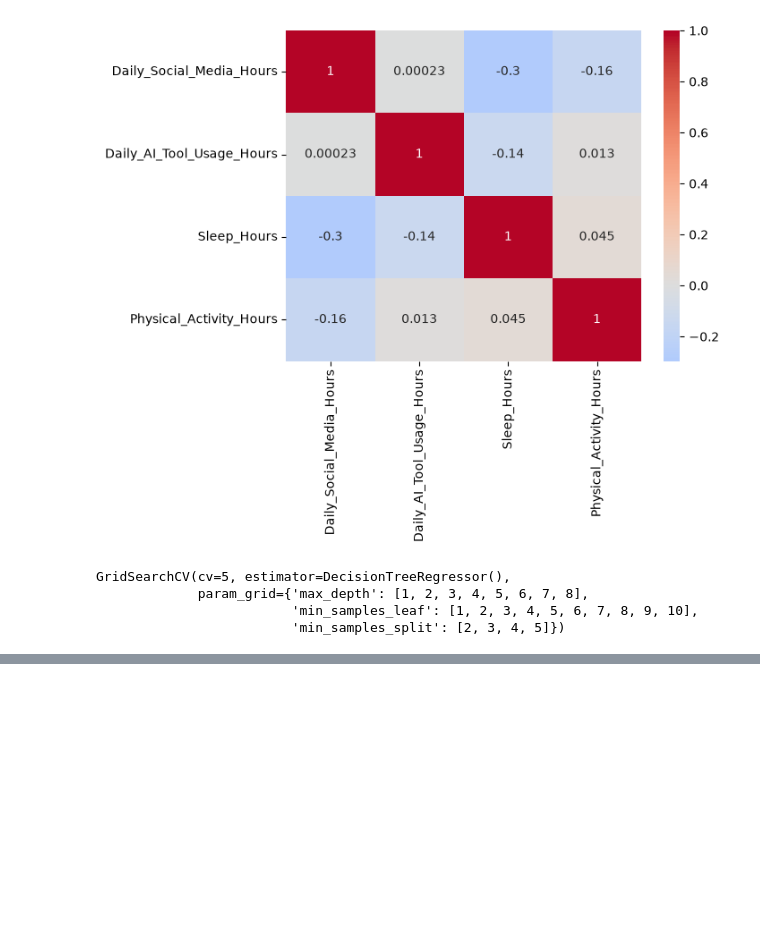
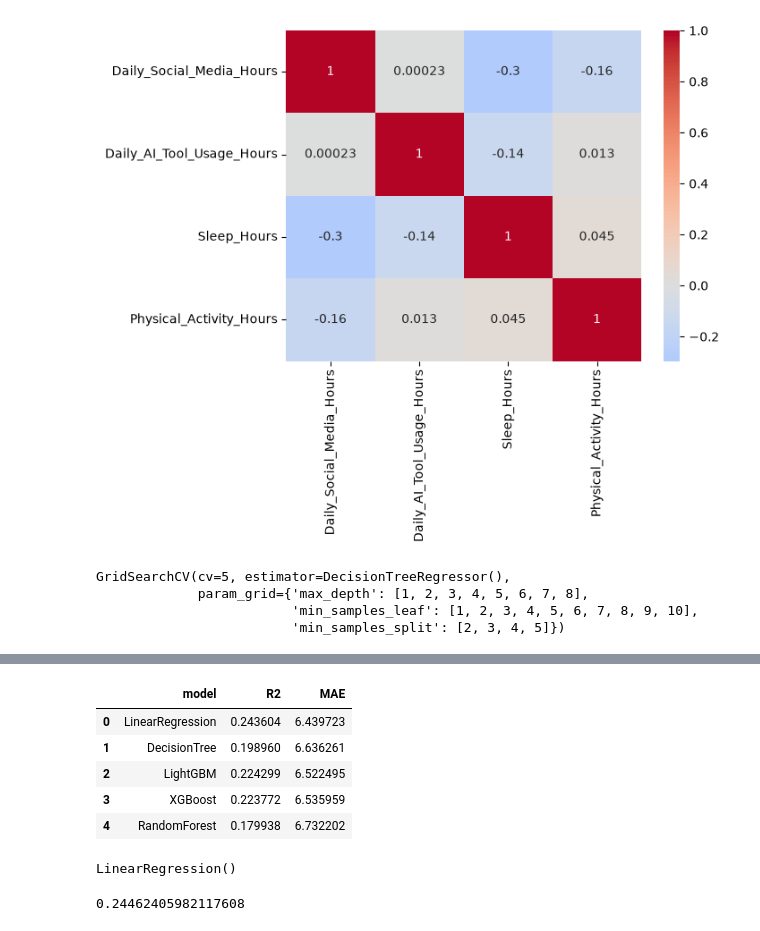
Before and after one commit to origamider/MooMet, a Jupyter notebook: ml/train.ipynb, the cells around one changed output, grey strips where cells are left out. Saved outputs shown, nothing was run; the diff lists cells and outputs as text; code cells hidden in the pictures; blank space fills up the shorter version.

```diff
--- a/ml/train.ipynb
+++ b/ml/train.ipynb
@@ -198,0 +231,14 @@ print(f"テストスコア(決定係数): {model_dt.score(X_test, y_test)}")
+# %%
+params = {
+    'n_estimators': 10000,
+    'learning_rate': 0.05,
+    'random_state': 42,
+    'early_stopping_rounds': 100,
+}
+model_xgb = XGBRegressor(**params)
+model_xgb.fit(
+    X_tr,
+    y_tr,
+    eval_set=[(X_val, y_val)],
+    verbose=True
+)
@@ -198,0 +281,10 @@ print(f"テストスコア(決定係数): {model_dt.score(X_test, y_test)}")
+# %%
+params = {
+    'n_estimators': 100,
+    'verbose': 1,
+    'random_state': 42
+}
+model_rf = RandomForestRegressor(**params)
+# %%
+model_rf.fit(X_train, y_train)
+score = model_rf.score(X_test, y_test)
@@ -198,0 +302,8 @@ print(f"テストスコア(決定係数): {model_dt.score(X_test, y_test)}")
+# %%
+results = pd.DataFrame([
+    {'model': 'LinearRegression', 'R2': r2_score(y_test, model_lr.predict(X_test)), 'MAE': mean_absolute_error(y_test, model_lr.predict(X_test))},
+    {'model': 'DecisionTree',     'R2': r2_score(y_test, model_dt.predict(X_test)), 'MAE': mean_absolute_error(y_test, model_dt.predict(X_test))},
+    {'model': 'LightGBM',         'R2': r2_score(y_test, model_lgb.predict(X_test)), 'MAE': mean_absolute_error(y_test, model_lgb.predict(X_test))},
+    {'model': 'XGBoost',          'R2': r2_score(y_test, model_xgb.predict(X_test)), 'MAE': mean_absolute_error(y_test, model_xgb.predict(X_test))},
+    {'model': 'RandomForest',     'R2': r2_score(y_test, model_rf.predict(X_test)), 'MAE': mean_absolute_error(y_test, model_rf.predict(X_test))},
+])
@@ -198,0 +315,9 @@ print(f"テストスコア(決定係数): {model_dt.score(X_test, y_test)}")
+# %%
+results
+# %% [output]
+|  | model | R2 | MAE |
+| 0 | LinearRegression | 0.243604 | 6.439723 |
+| 1 | DecisionTree | 0.198960 | 6.636261 |
+| 2 | LightGBM | 0.224299 | 6.522495 |
+| 3 | XGBoost | 0.223772 | 6.535959 |
+| 4 | RandomForest | 0.179938 | 6.732202 |
@@ -198,0 +329,12 @@ print(f"テストスコア(決定係数): {model_dt.score(X_test, y_test)}")
+# %%
+model_lr.fit(X_poly, y_train)
+# %% [output]
+LinearRegression()
+# %%
+# そこまでスコアに変化はなし。
+X_test_poly = poly.transform(X_test)
+y_pred = model_lr.predict(X_test_poly)
+score = r2_score(y_test, y_pred)
+score
+# %% [output]
+0.24462405982117608
```
Also changed, not shown: parts of 20 cells of this notebook, 3 other files.
